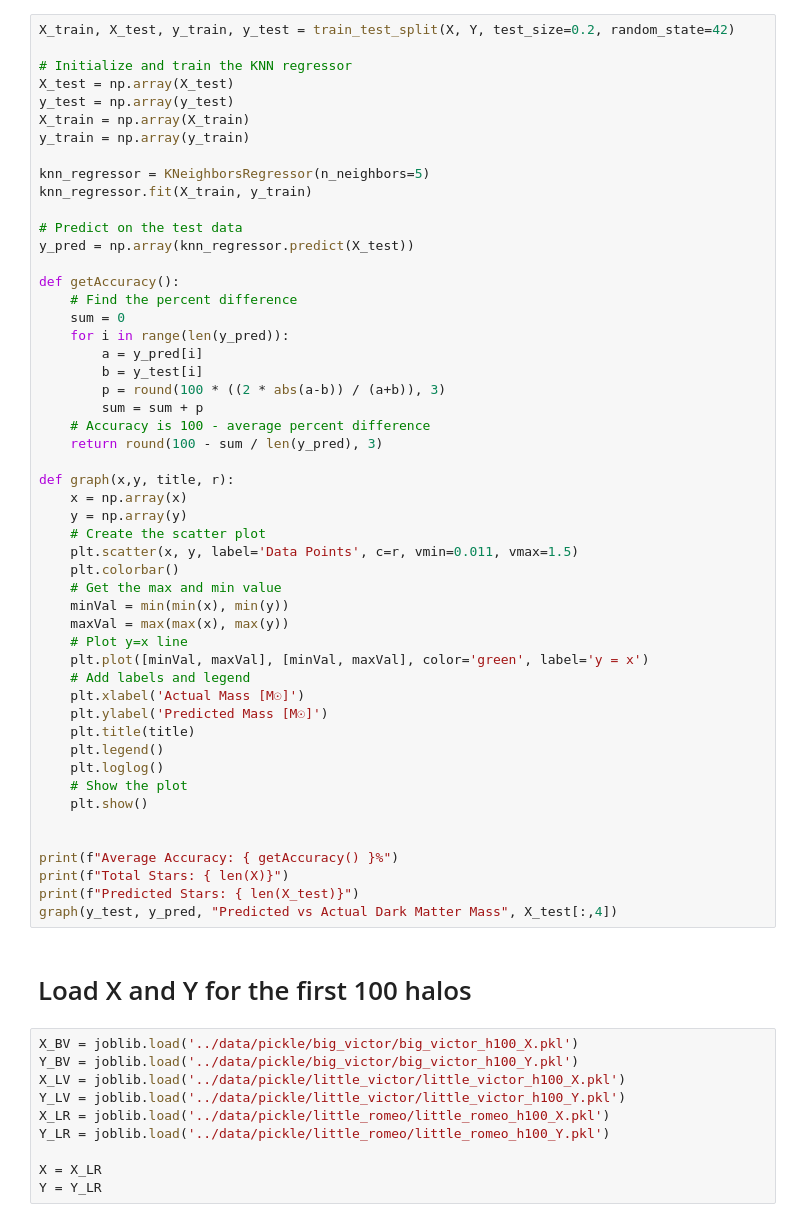
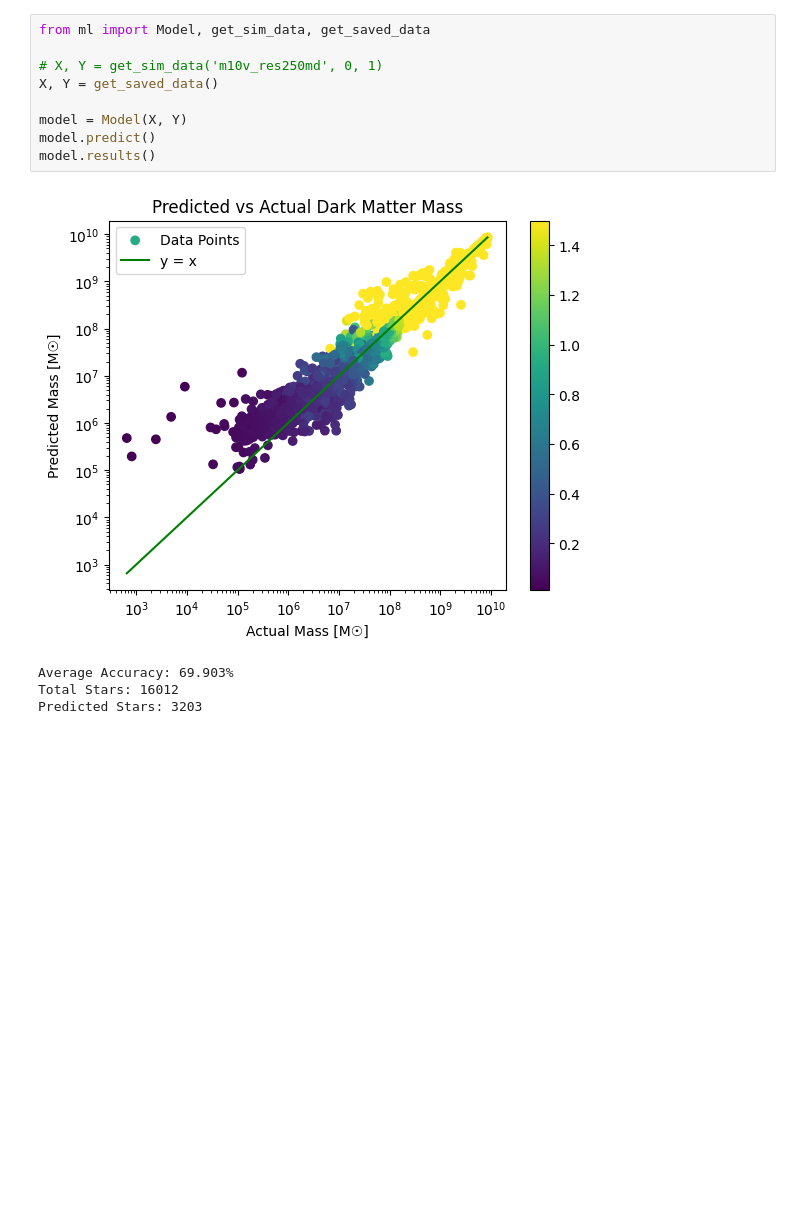
Before and after one commit to CPP-FIRE-Squad/dmai, a Jupyter notebook: src/dm.ipynb, the cells around one changed output. Drawn from its saved outputs; the diff is of its cells as text; blank space fills up the shorter version.

```diff
--- a/src/dm.ipynb
+++ b/src/dm.ipynb
@@ -55,63 +1,14 @@ populate_data(SIMULATION)
-# %%
-X_train, X_test, y_train, y_test = train_test_split(X, Y, test_size=0.2, random_state=42)
-
-# Initialize and train the KNN regressor
-X_test = np.array(X_test)
-y_test = np.array(y_test)
-X_train = np.array(X_train)
-y_train = np.array(y_train)
-
-knn_regressor = KNeighborsRegressor(n_neighbors=5)
-knn_regressor.fit(X_train, y_train)
-
-# Predict on the test data
-y_pred = np.array(knn_regressor.predict(X_test))
-
-def getAccuracy():
-    # Find the percent difference
-    sum = 0
-    for i in range(len(y_pred)):
-        a = y_pred[i]
-        b = y_test[i]
-        p = round(100 * ((2 * abs(a-b)) / (a+b)), 3)
-        sum = sum + p
-    # Accuracy is 100 - average percent difference
-    return round(100 - sum / len(y_pred), 3)
-
-def graph(x,y, title, r):
-    x = np.array(x)
-    y = np.array(y)
-    # Create the scatter plot
-    plt.scatter(x, y, label='Data Points', c=r, vmin=0.011, vmax=1.5)
-    plt.colorbar()
-    # Get the max and min value
-    minVal = min(min(x), min(y))
-    maxVal = max(max(x), max(y))
-    # Plot y=x line
-    plt.plot([minVal, maxVal], [minVal, maxVal], color='green', label='y = x')
-    # Add labels and legend
-    plt.xlabel('Actual Mass [M☉]')
-    plt.ylabel('Predicted Mass [M☉]')
-    plt.title(title)
-    plt.legend()
-    plt.loglog()
-    # Show the plot
-    plt.show()
-
-
-print(f"Average Accuracy: { getAccuracy() }%")
-print(f"Total Stars: { len(X)}")
-print(f"Predicted Stars: { len(X_test)}")
-graph(y_test, y_pred, "Predicted vs Actual Dark Matter Mass", X_test[:,4])
-# %% [markdown]
-# Load X and Y for the first 100 halos
-# %%
-X_BV = joblib.load('../data/pickle/big_victor/big_victor_h100_X.pkl')
-Y_BV = joblib.load('../data/pickle/big_victor/big_victor_h100_Y.pkl')
-X_LV = joblib.load('../data/pickle/little_victor/little_victor_h100_X.pkl')
-Y_LV = joblib.load('../data/pickle/little_victor/little_victor_h100_Y.pkl')
-X_LR = joblib.load('../data/pickle/little_romeo/little_romeo_h100_X.pkl')
-Y_LR = joblib.load('../data/pickle/little_romeo/little_romeo_h100_Y.pkl')
-
-X = X_LR
-Y = Y_LR
+# %%
+from ml import Model, get_sim_data, get_saved_data
+
+# X, Y = get_sim_data('m10v_res250md', 0, 1)
+X, Y = get_saved_data()
+
+model = Model(X, Y)
+model.predict()
+model.results()
+# %% [output]
+[figure, added]
+Average Accuracy: 69.903%
+Total Stars: 16012
+Predicted Stars: 3203
```
Also changed, not shown: parts of 1 cell of this notebook, 2 other files.
